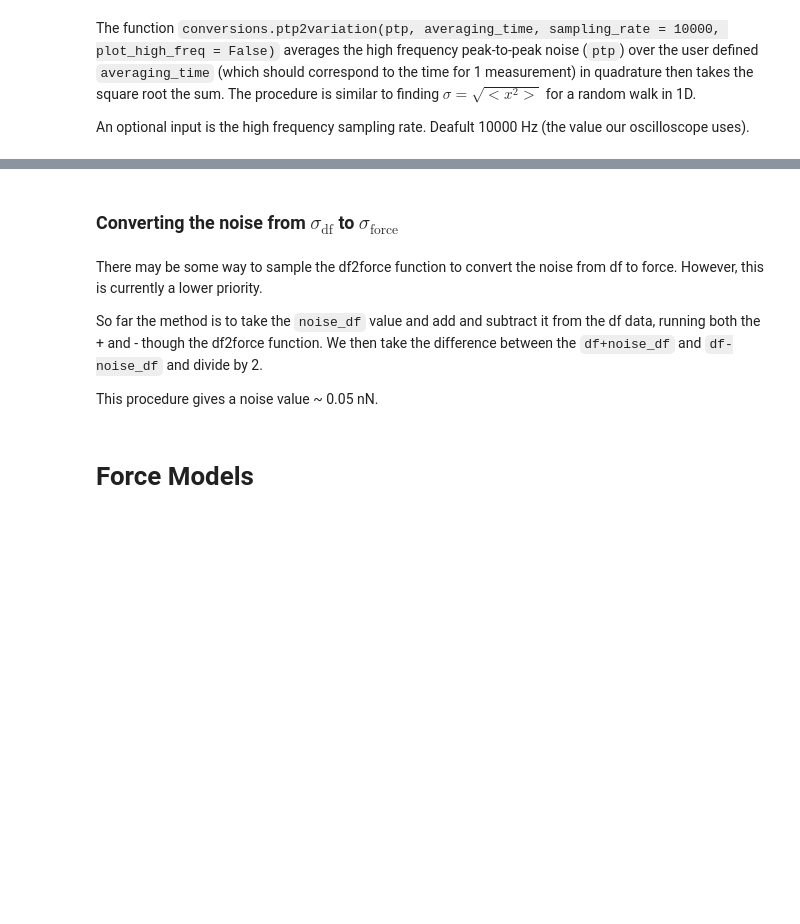
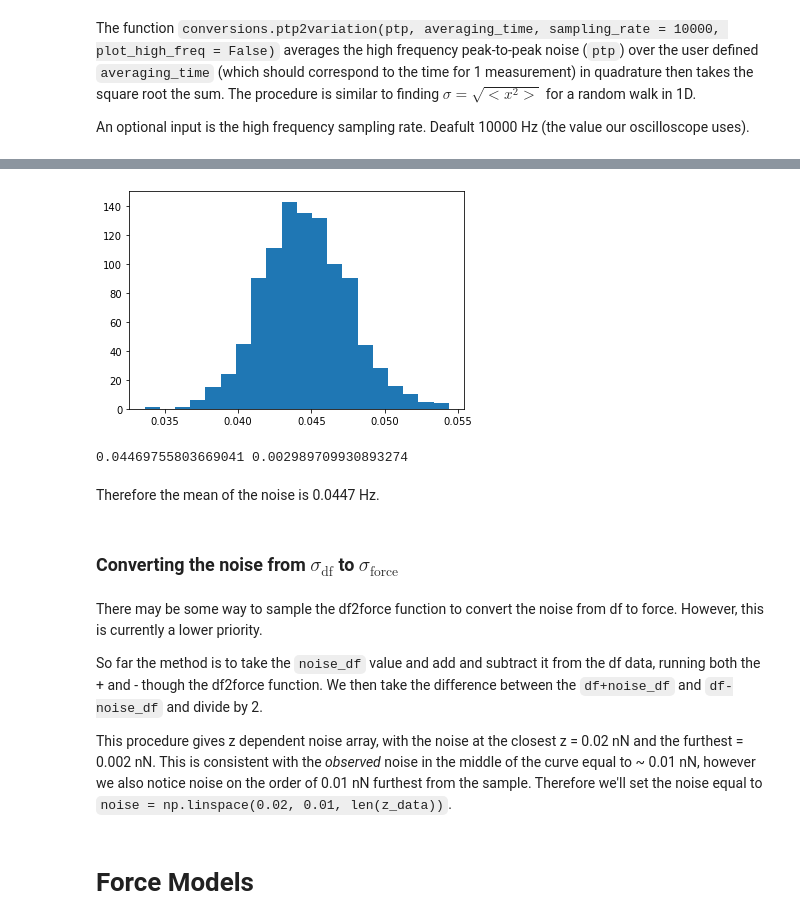
Before and after one commit to phys201/nc_AFM, a Jupyter notebook: documentation.ipynb, the cells around one changed output, grey strips where cells are left out. Cells and saved outputs as stored; diff of their text form; code cells hidden in the pictures; blank space fills up the shorter version.

```diff
--- a/documentation.ipynb
+++ b/documentation.ipynb
@@ -154,3 +158,18 @@ print(noise_df)
+# %%
+noise_array = np.zeros(1000)
+
+for i in np.arange(1000):
+    noise_array[i] = cnv.ptp2variation(1, 0.0125)
+# %%
+plt.hist(noise_array, 20);
+# %% [output]
+[figure, added]
+# %%
+print(np.mean(noise_array), np.std(noise_array))
+# %% [output]
+0.04469755803669041 0.002989709930893274
+# %% [markdown]
+Therefore the mean of the noise is 0.0447 Hz.
 # %% [markdown]
 ### Converting the noise from $\sigma_\text{df}$ to $\sigma_\text{force}$
 # %% [markdown]
@@ -158,7 +177,7 @@ There may be some way to sample the df2force function to convert the noise from
 
 So far the method is to take the `noise_df` value and add and subtract it from the df data, running both the + and - though the df2force function. We then take the difference between the `df+noise_df` and `df-noise_df` and divide by 2.
 
-This procedure gives a noise value ~ 0.05 nN.
+This procedure gives z dependent noise array, with the noise at the closest z = 0.02 nN and the furthest = 0.002 nN. This is consistent with the *observed* noise in the middle of the curve equal to ~ 0.01 nN, however we also notice noise on the order of 0.01 nN furthest from the sample. Therefore we'll set the noise equal to `noise = np.linspace(0.02, 0.01, len(z_data))`.
 # %% [markdown]
 # Force Models
 # %% [markdown]
```
Also changed, not shown: parts of 25 cells of this notebook, 8 other files.
